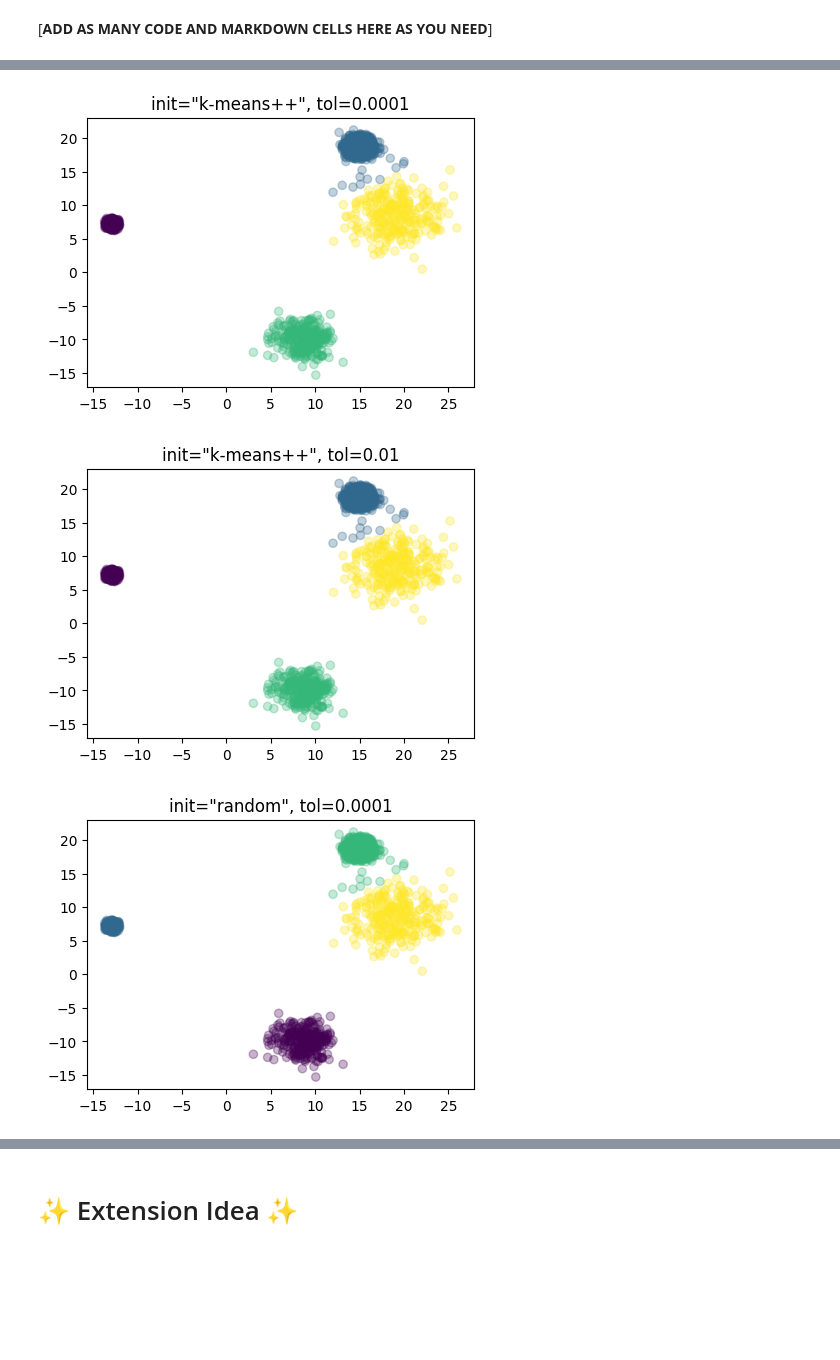
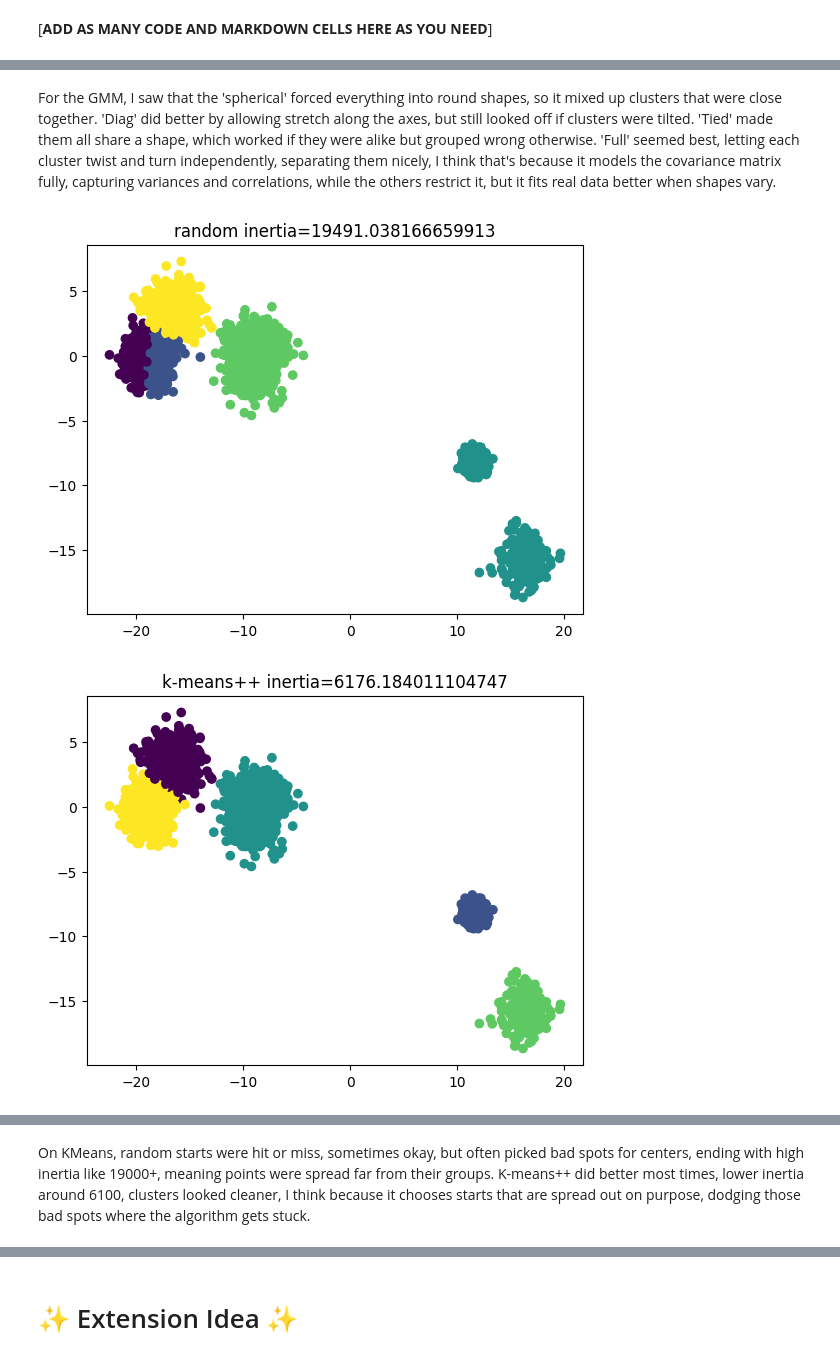
Before and after one commit to thanhvu911/machine-learning, a Jupyter notebook: Project 2 Instructions.ipynb, the cells around one changed output, grey strips where cells are left out. Cells and saved outputs as stored; diff of their text form; code cells hidden in the pictures; blank space fills up the shorter version.

```diff
--- a/Project 2 Instructions.ipynb
+++ b/Project 2 Instructions.ipynb
@@ -379,14 +382,17 @@ Requirements:
 # %% [markdown]
 [**ADD AS MANY CODE AND MARKDOWN CELLS HERE AS YOU NEED**]
 # %%
-data1 = gen_data1(4, 5000, 2)   # fixed data for all tests
+# gmm with different covariance types on data1
 
-for cov_type in ['full', 'tied', 'diag', 'spherical']:
-    gm = sklearn.mixture.GaussianMixture(n_components=4, covariance_type=cov_type, random_state=42)
-    labels = gm.fit_predict(data1)
+data1 = gen_data1(5, 3000, 2)
 
-    plt.figure(figsize=(5, 3.5))
-    plt.scatter(data1[:,0], data1[:,1], c=labels, cmap='viridis', alpha=0.3, s=8)
-    plt.title(f'covariance_type = "{cov_type}"')
+cov_types = ['spherical', 'diag', 'tied', 'full']
+
+for cov in cov_types:
+    gmm = sklearn.mixture.GaussianMixture(n_components=5, covariance_type=cov)
+    labels = gmm.fit_predict(data1)
+
+    plt.scatter(data1[:,0], data1[:,1], c=labels, alpha=0.4)
+    plt.title(f'{cov}')
     plt.show()
 # %% [output]
@@ -397,14 +403,17 @@ for cov_type in ['full', 'tied', 'diag', 'spherical']:
+# %% [markdown]
+For the GMM, I saw that the 'spherical' forced everything into round shapes, so it mixed up clusters that were close together. 'Diag' did better by allowing stretch along the axes, but still looked off if clusters were tilted. 'Tied' made them all share a shape, which worked if they were alike but grouped wrong otherwise. 'Full' seemed best, letting each cluster twist and turn independently, separating them nicely, I think that's because it models the covariance matrix fully, capturing variances and correlations, while the others restrict it, but it fits real data better when shapes vary.
 # %%
-for init_method in ['k-means++', 'random']:
-    for tol_value in [0.0001, 0.01]:
-        km = sklearn.cluster.KMeans(n_clusters=4, init=init_method, n_init=10, tol=tol_value, random_state=42)
-        labels = km.fit_predict(data1)
+# kmeans with different covariance types on data1
 
-        plt.figure(figsize=(5, 3.5))
-        plt.scatter(data1[:,0], data1[:,1], c=labels, cmap='viridis', alpha=0.3)
-        plt.title(f'init="{init_method}", tol={tol_value}')
-        plt.show()
+inits = ['random', 'k-means++']
+
+for init in inits:
+    km = sklearn.cluster.KMeans(n_clusters=5, init=init, n_init=1)
+    labels = km.fit_predict(data1)
+
+    plt.scatter(data1[:,0], data1[:,1], c=labels)
+    plt.title(f'{init} inertia={km.inertia_}')
+    plt.show()
 # %% [output]
-[figure, old version]
+[figure, new version]
-[figure, old version]
+[figure, new version]
-[figure, removed]
@@ -412 +420,3 @@ for init_method in ['k-means++', 'random']:
+# %% [markdown]
+On KMeans, random starts were hit or miss, sometimes okay, but often picked bad spots for centers, ending with high inertia like 19000+, meaning points were spread far from their groups. K-means++ did better most times, lower inertia around 6100, clusters looked cleaner, I think because it chooses starts that are spread out on purpose, dodging those bad spots where the algorithm gets stuck.
 # %%
```
Also changed, not shown: parts of 36 cells of this notebook, 1 other file.
